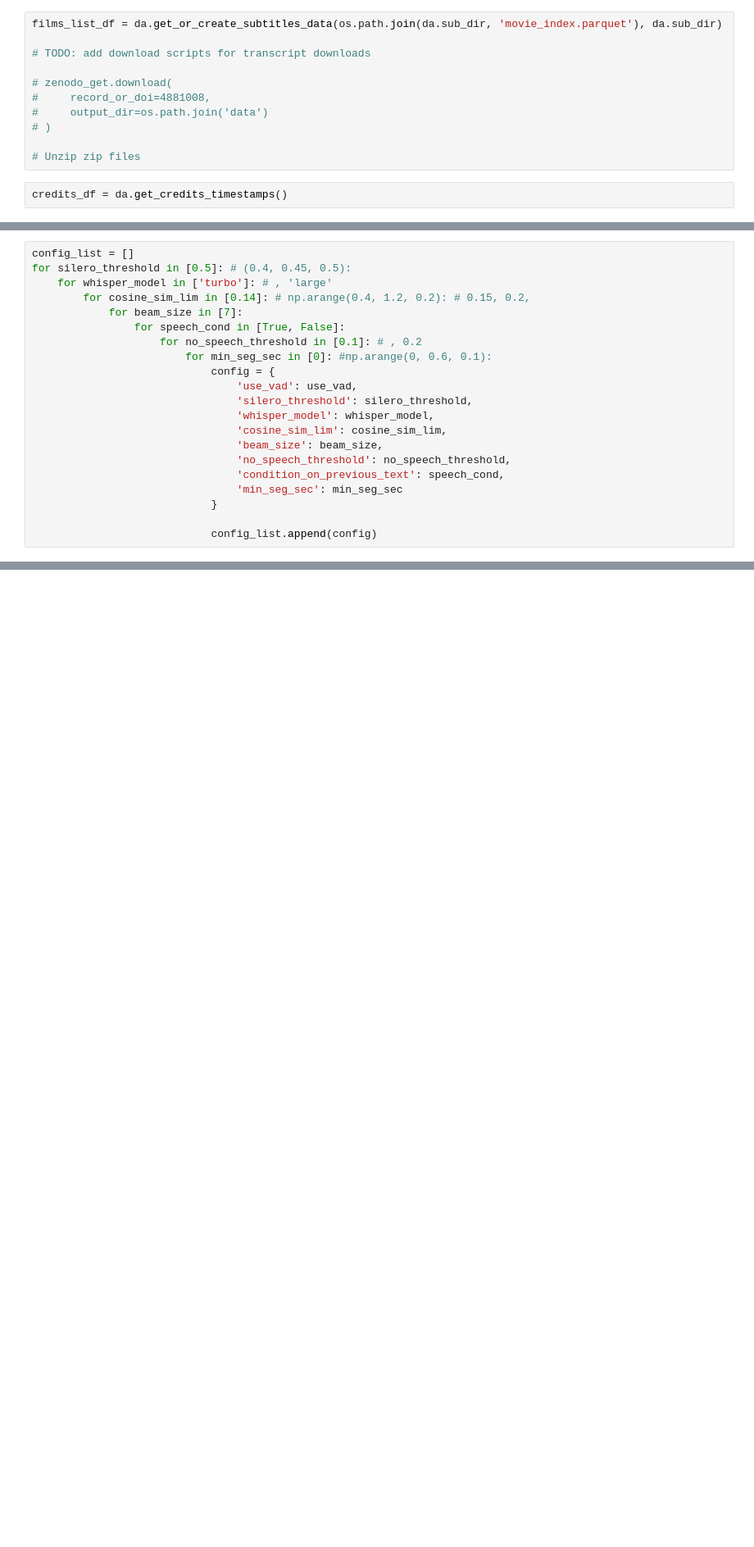
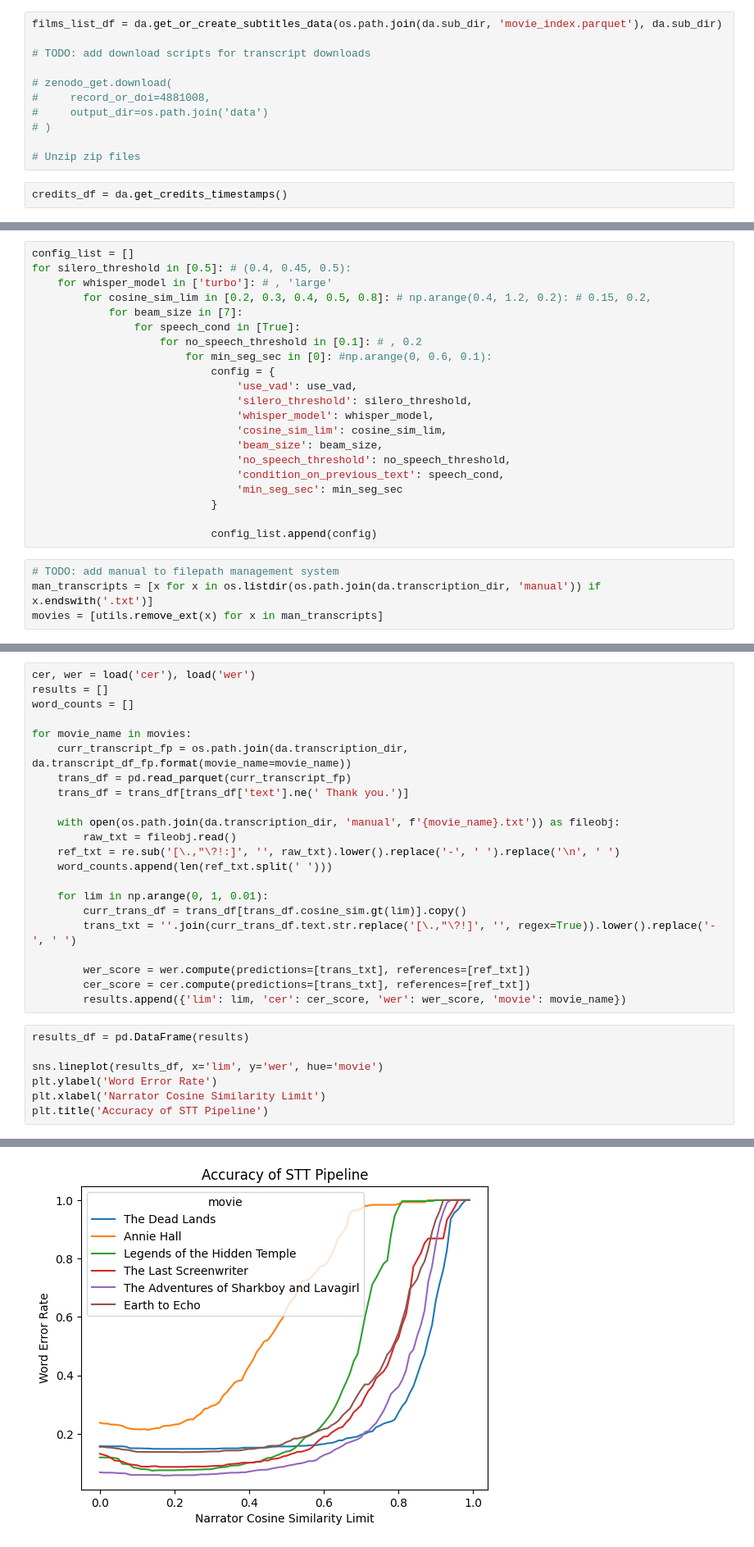
Before and after one commit to sydney-machine-learning/audiodescription-abusedetection, a Jupyter notebook: 01_diarization_pipeline_evaluation.ipynb, the cells around one changed output, grey strips where cells are left out. Shown: that part at 82% size. Saved outputs shown, nothing was run; the diff lists cells and outputs as text; blank space fills up the shorter version.

```diff
--- a/01_diarization_pipeline_evaluation.ipynb
+++ b/01_diarization_pipeline_evaluation.ipynb
@@ -78,9 +71,9 @@ def calc_cer_wer(movie_name: str, ref_txt: str):
 config_list = []
 for silero_threshold in [0.5]: # (0.4, 0.45, 0.5):
     for whisper_model in ['turbo']: # , 'large'
-        for cosine_sim_lim in [0.14]: # np.arange(0.4, 1.2, 0.2): # 0.15, 0.2,
+        for cosine_sim_lim in [0.2, 0.3, 0.4, 0.5, 0.8]: # np.arange(0.4, 1.2, 0.2): # 0.15, 0.2,
             for beam_size in [7]:
-                for speech_cond in [True, False]:
+                for speech_cond in [True]:
                     for no_speech_threshold in [0.1]: # , 0.2
                         for min_seg_sec in [0]: #np.arange(0, 0.6, 0.1):
                             config = {
@@ -95,4 +88,8 @@ for silero_threshold in [0.5]: # (0.4, 0.45, 0.5):
                             }
 
                             config_list.append(config)
+# %%
+# TODO: add manual to filepath management system
+man_transcripts = [x for x in os.listdir(os.path.join(da.transcription_dir, 'manual')) if x.endswith('.txt')]
+movies = [utils.remove_ext(x) for x in man_transcripts]
 # %%
@@ -117,0 +135,30 @@ Model was trained with torch 1.8.1+cu102, yours is 2.7.1+cu126. Bad things might
+# %%
+cer, wer = load('cer'), load('wer')
+results = []
+word_counts = []
+
+for movie_name in movies:
+    curr_transcript_fp = os.path.join(da.transcription_dir, da.transcript_df_fp.format(movie_name=movie_name))
+    trans_df = pd.read_parquet(curr_transcript_fp)
+    trans_df = trans_df[trans_df['text'].ne(' Thank you.')]
+
+    with open(os.path.join(da.transcription_dir, 'manual', f'{movie_name}.txt')) as fileobj:
+        raw_txt = fileobj.read()
+    ref_txt = re.sub('[\.,"\?!:]', '', raw_txt).lower().replace('-', ' ').replace('\n', ' ')
+    word_counts.append(len(ref_txt.split(' ')))
+
+    for lim in np.arange(0, 1, 0.01):
+        curr_trans_df = trans_df[trans_df.cosine_sim.gt(lim)].copy()
+        trans_txt = ''.join(curr_trans_df.text.str.replace('[\.,"\?!]', '', regex=True)).lower().replace('-', ' ')
+
+        wer_score = wer.compute(predictions=[trans_txt], references=[ref_txt])
+        cer_score = cer.compute(predictions=[trans_txt], references=[ref_txt])
+        results.append({'lim': lim, 'cer': cer_score, 'wer': wer_score, 'movie': movie_name})
+# %%
+results_df = pd.DataFrame(results)
+
+sns.lineplot(results_df, x='lim', y='wer', hue='movie')
+plt.ylabel('Word Error Rate')
+plt.xlabel('Narrator Cosine Similarity Limit')
+plt.title('Accuracy of STT Pipeline')
+# %% [output]
@@ -117,0 +166 @@ Model was trained with torch 1.8.1+cu102, yours is 2.7.1+cu126. Bad things might
+[figure, added]
```
Also changed, not shown: parts of 7 cells of this notebook, 13 other files.
